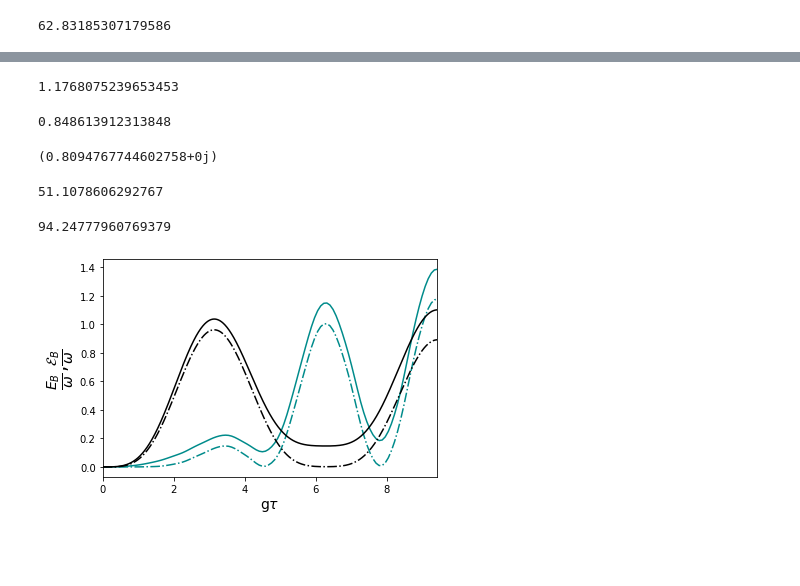
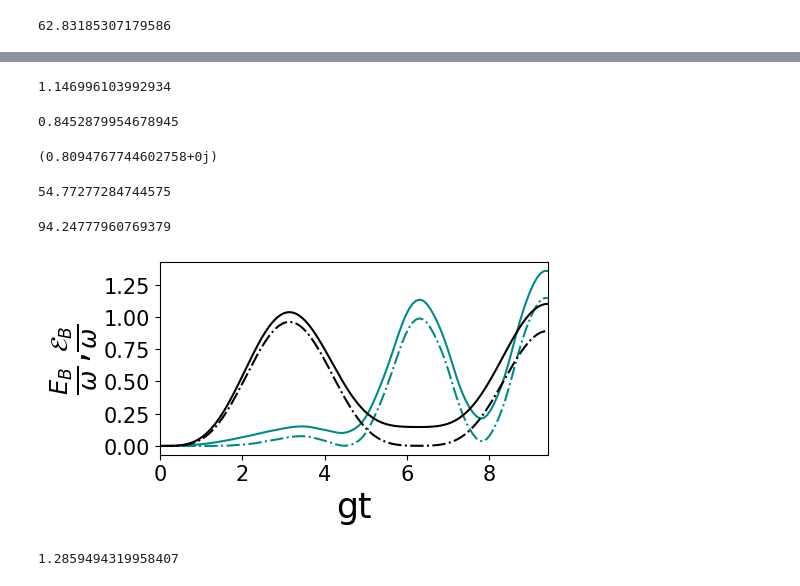
Before and after one commit to gsuarezr/krotov, a Jupyter notebook: Mixed/Linear/Plots energia-0.05omega.ipynb, the cells around one changed output, grey strips where cells are left out. Saved outputs shown, nothing was run; the diff lists cells and outputs as text; code cells hidden in the pictures; blank space fills up the shorter version.

```diff
--- a/Mixed/Linear/Plots energia-0.05omega.ipynb
+++ b/Mixed/Linear/Plots energia-0.05omega.ipynb
@@ -49,3 +57,5 @@ pruebas.field_energy(opt_result,tlist,T,nt)
+# %%
+plt.rc('figure', figsize=(5, 2.5))
 # %%
 plt.plot(tlist*g,np.real(energy),color='darkcyan')
 plt.plot(tlist*g,np.real(ergotropy),ls='dashdot',color='darkcyan')
@@ -127,6 +149,6 @@ T=3*np.pi/g
 nt=110
 tlist = np.linspace(0,T, nt)
 gamma=0.01*omega
-ratio,power,opt_result,energy,ergotropy=pruebas.get_result(omega,ampl0,mu,g,gamma,1,tlist,100,rate=10,energy=2+1.8j)
+ratio,power,opt_result,energy,ergotropy=pruebas.get_result(omega,ampl0,mu,g,gamma,1,tlist,100,rate=10,energy=1.3+2.28j)
 # %% [output]
 iter.       J_T    ∫gₐ(t)dt          J       ΔJ_T         ΔJ  secs
@@ -153,11 +175,11 @@ t,energy2,ergotropy2=pruebas.giovanetti(omega,g,gamma,mu,1,T)
 # %%
 ergotropy[-1]
 # %% [output]
-1.1768075239653453
+1.146996103992934
 # %%
 ergotropy[-1]/energy[-1]
 # %% [output]
-0.848613912313848
+0.8452879954678945
 # %%
 ergotropy2[-1]/energy2[-1]
 # %% [output]
@@ -165,7 +187,7 @@ ergotropy2[-1]/energy2[-1]
 # %%
 pruebas.field_energy(opt_result,tlist,T,nt)
 # %% [output]
-51.1078606292767
+54.77277284744575
 # %%
 6*np.pi/g
 # %% [output]
@@ -173,12 +195,18 @@ pruebas.field_energy(opt_result,tlist,T,nt)
 # %%
 plt.plot(tlist*g,np.real(energy),color='darkcyan')
 plt.plot(tlist*g,np.real(ergotropy),ls='dashdot',color='darkcyan')
 plt.plot(t*g,np.real(energy2),color='black')
 plt.plot(t*g,np.real(ergotropy2),ls='dashdot',color='black')
-plt.xlabel(r'g$\tau$',fontsize=14)
-plt.ylabel(r'$\frac{E_{B}}{\omega}$,$\frac{\mathcal{E}_{B}}{\omega}$',fontsize=20)
+plt.xlabel(r'gt',fontsize=25)
+plt.ylabel(r'$\frac{E_{B}}{\omega}$,$\frac{\mathcal{E}_{B}}{\omega}$',fontsize=25)
 plt.xlim(0,3*np.pi)
+plt.yticks(fontsize=15)
+plt.xticks(fontsize=15)
 #plt.xticks(np.arange(0, 2*np.pi+0.001, np.pi/4),['0',r'$\frac{\pi}{4}$',r'$\frac{\pi}{2}$',r'$\frac{3 \pi}{4}$',r'$\pi$',r'$\frac{5\pi}{4}$',r'$\frac{3 \pi}{2}$',r'$\frac{7 \pi}{4}$',r'$2 \pi$'])
 plt.show()
 # %% [output]
-[figure, old version]
+[figure, new version]
+# %%
+np.real(ergotropy)[-1]/np.real(ergotropy2)[-1]
+# %% [output]
+1.2859494319958407
```
Also changed, not shown: parts of 15 cells of this notebook, 26 other files.
